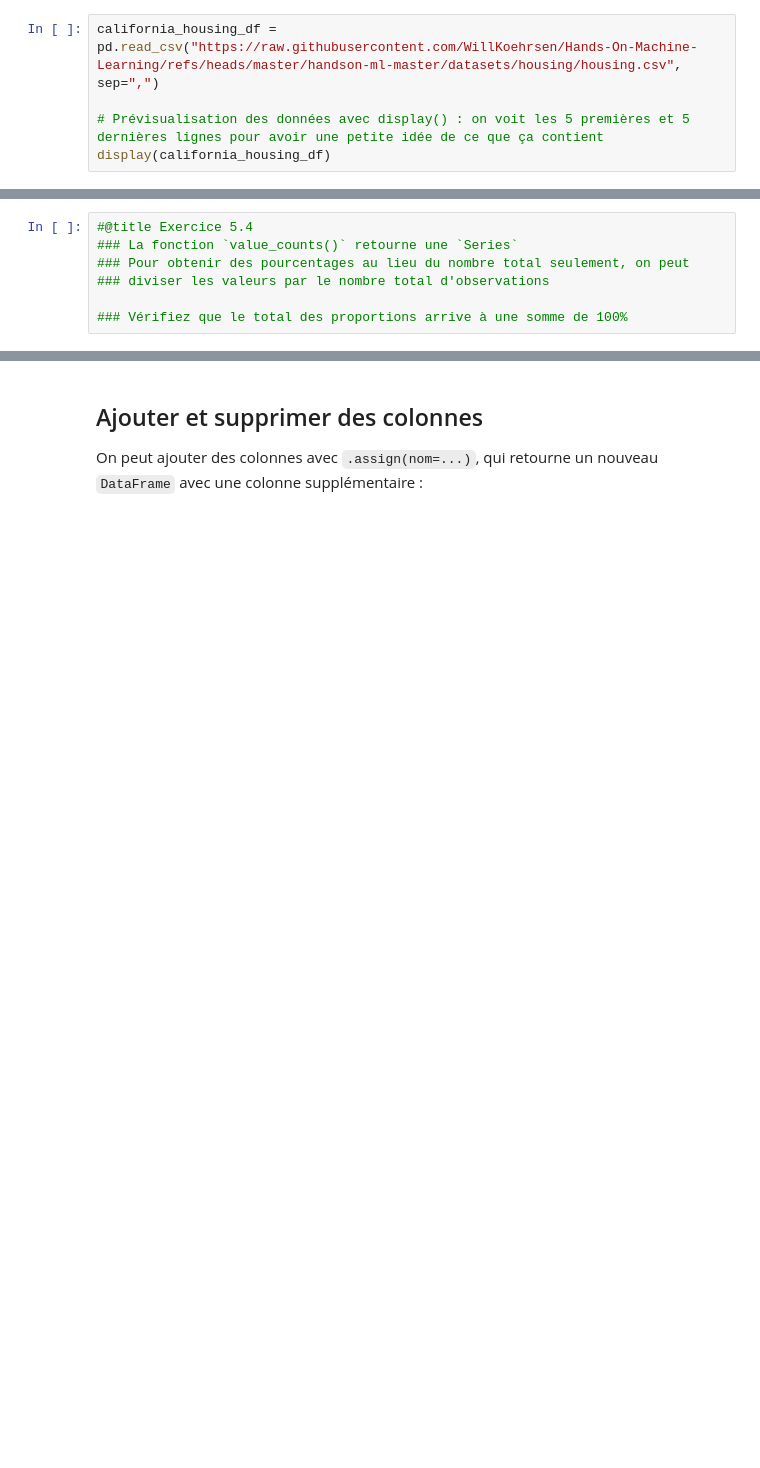
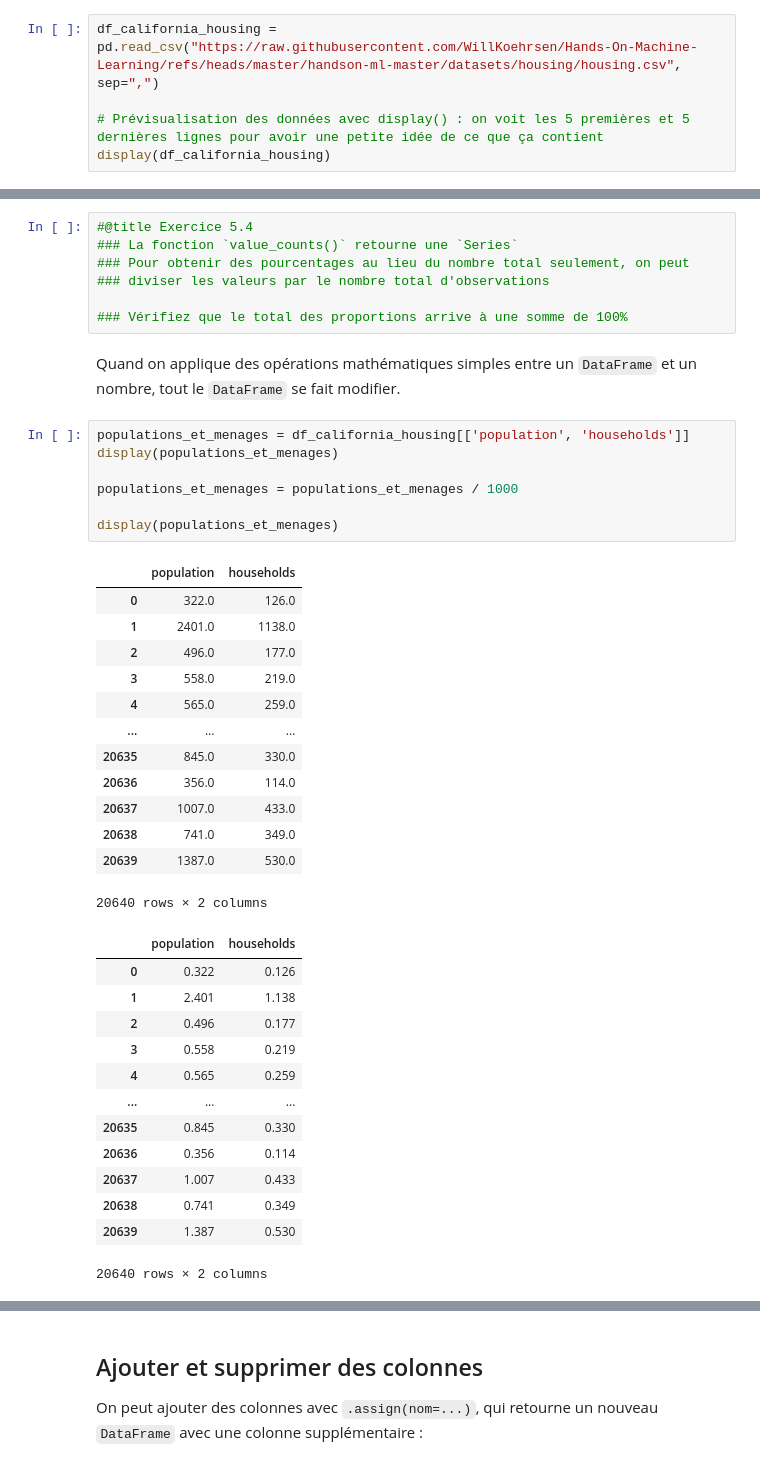
Before and after one commit to 316k/notebooks-cf1, a Jupyter notebook: exercices/03_Intro_pandas.ipynb, the cells around one changed output, grey strips where cells are left out. Saved outputs shown, nothing was run; the diff lists cells and outputs as text; blank space fills up the shorter version.

```diff
--- a/exercices/03_Intro_pandas.ipynb
+++ b/exercices/03_Intro_pandas.ipynb
@@ -182,10 +182,10 @@ Le plus souvent, on charge un fichier `CSV` entier dans un `DataFrame`.
 
 Dans l'exemple qui suit, le fichier chargé contient des données immobilières pour la Californie en 1990.
 # %%
-california_housing_df = pd.read_csv("https://raw.githubusercontent.com/WillKoehrsen/Hands-On-Machine-Learning/refs/heads/master/handson-ml-master/datasets/housing/housing.csv", sep=",")
+df_california_housing = pd.read_csv("https://raw.githubusercontent.com/WillKoehrsen/Hands-On-Machine-Learning/refs/heads/master/handson-ml-master/datasets/housing/housing.csv", sep=",")
 
 # Prévisualisation des données avec display() : on voit les 5 premières et 5 dernières lignes pour avoir une petite idée de ce que ça contient
-display(california_housing_df)
+display(df_california_housing)
 # %% [output]
 |  | longitude | latitude | housing_median_age | total_rooms | total_bedrooms | population | households | ... |
 | 0 | -122.23 | 37.88 | 41.0 | 880.0 | 129.0 | 322.0 | 126.0 | ... |
@@ -1021,3 +924,39 @@ df = pd.read_csv("https://raw.githubusercontent.com/WillKoehrsen/Hands-On-Machin
 ### diviser les valeurs par le nombre total d'observations
 
 ### Vérifiez que le total des proportions arrive à une somme de 100%
+# %% [markdown]
+Quand on applique des opérations mathématiques simples entre un `DataFrame` et un nombre, tout le `DataFrame` se fait modifier.
+# %%
+populations_et_menages = df_california_housing[['population', 'households']]
+display(populations_et_menages)
+
+populations_et_menages = populations_et_menages / 1000
+
+display(populations_et_menages)
+# %% [output]
+|  | population | households |
+| 0 | 322.0 | 126.0 |
+| 1 | 2401.0 | 1138.0 |
+| 2 | 496.0 | 177.0 |
+| 3 | 558.0 | 219.0 |
+| 4 | 565.0 | 259.0 |
+| ... | ... | ... |
+| 20635 | 845.0 | 330.0 |
+| 20636 | 356.0 | 114.0 |
+| 20637 | 1007.0 | 433.0 |
+| 20638 | 741.0 | 349.0 |
+| 20639 | 1387.0 | 530.0 |
+20640 rows × 2 columns
+|  | population | households |
+| 0 | 0.322 | 0.126 |
+| 1 | 2.401 | 1.138 |
+| 2 | 0.496 | 0.177 |
+| 3 | 0.558 | 0.219 |
+| 4 | 0.565 | 0.259 |
+| ... | ... | ... |
+| 20635 | 0.845 | 0.330 |
+| 20636 | 0.356 | 0.114 |
+| 20637 | 1.007 | 0.433 |
+| 20638 | 0.741 | 0.349 |
+| 20639 | 1.387 | 0.530 |
+20640 rows × 2 columns
```
Also changed, not shown: parts of 43 cells of this notebook, 2 other files.
